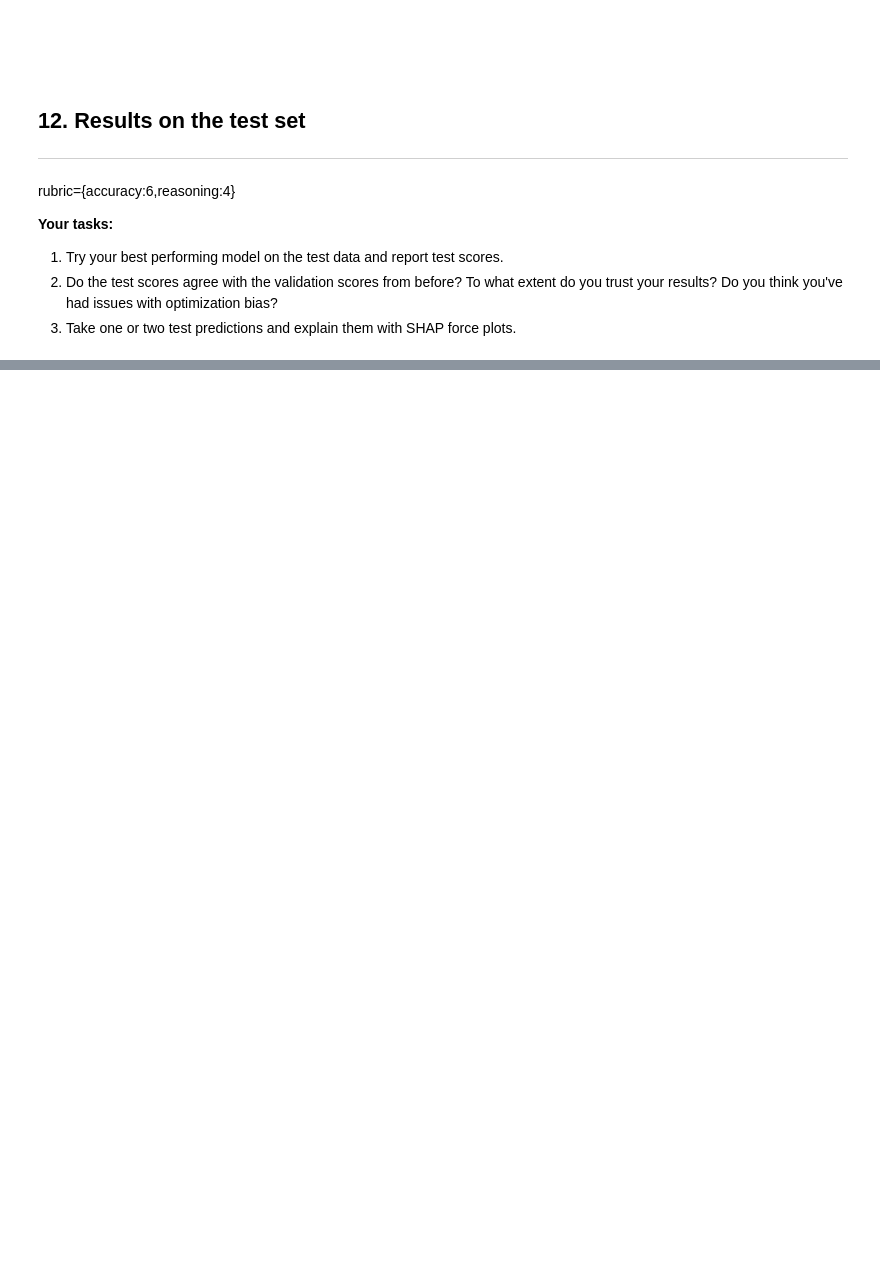
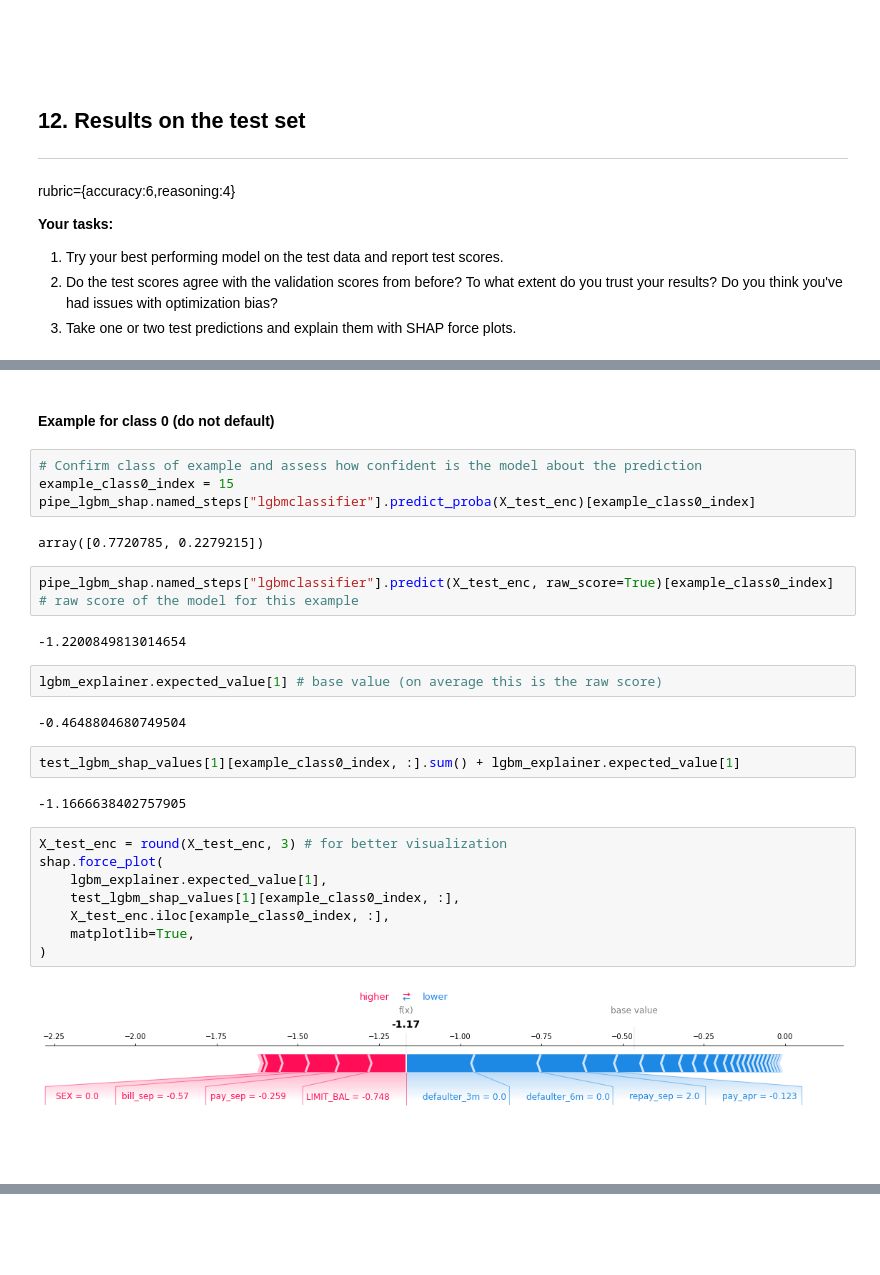
Before and after one commit to Anupriya-Sri/default_classifier_573_lab4-1, a Jupyter notebook: lab4.ipynb, the cells around one changed output, grey strips where cells are left out. Saved outputs shown, nothing was run; the diff lists cells and outputs as text; blank space fills up the shorter version.

```diff
--- a/lab4.ipynb
+++ b/lab4.ipynb
@@ -852,0 +856,30 @@ rubric={accuracy:6,reasoning:4}
+# %% [markdown]
+#### Example for class 0 (do not default)
+# %%
+# Confirm class of example and assess how confident is the model about the prediction
+example_class0_index = 15
+pipe_lgbm_shap.named_steps["lgbmclassifier"].predict_proba(X_test_enc)[example_class0_index]
+# %% [output]
+array([0.7720785, 0.2279215])
+# %%
+pipe_lgbm_shap.named_steps["lgbmclassifier"].predict(X_test_enc, raw_score=True)[example_class0_index]  # raw score of the model for this example
+# %% [output]
+-1.2200849813014654
+# %%
+lgbm_explainer.expected_value[1] # base value (on average this is the raw score)
+# %% [output]
+-0.4648804680749504
+# %%
+test_lgbm_shap_values[1][example_class0_index, :].sum() + lgbm_explainer.expected_value[1]
+# %% [output]
+-1.1666638402757905
+# %%
+X_test_enc = round(X_test_enc, 3) # for better visualization
+shap.force_plot(
+    lgbm_explainer.expected_value[1],
+    test_lgbm_shap_values[1][example_class0_index, :],
+    X_test_enc.iloc[example_class0_index, :],
+    matplotlib=True,
+)
+# %% [output]
+[figure, added]
```
Also changed, not shown: parts of 35 cells of this notebook.
